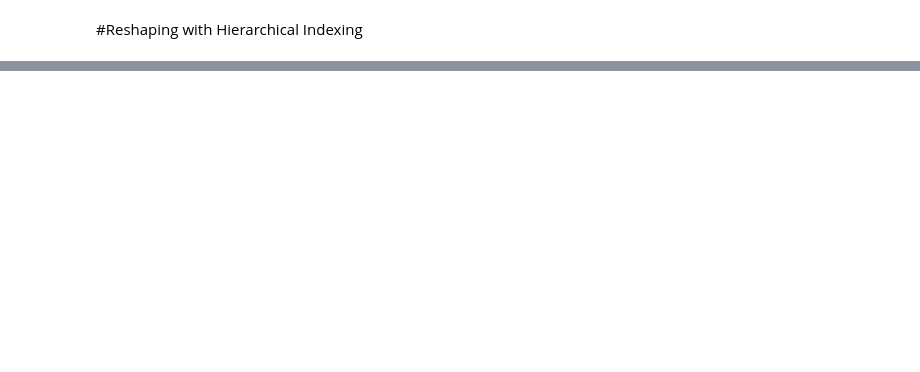
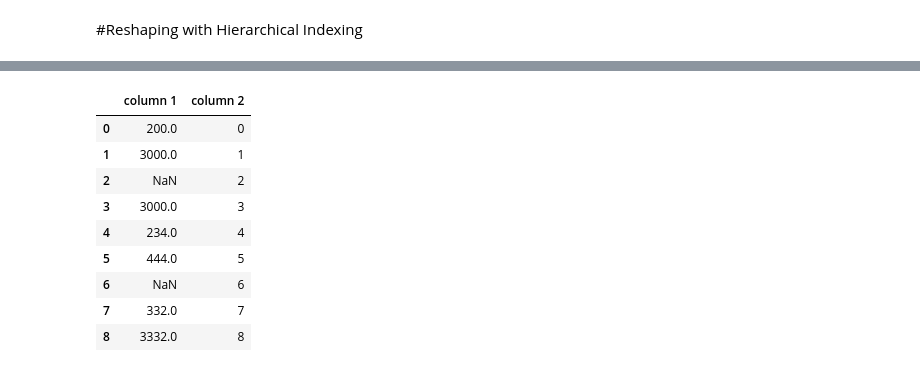
Before and after one commit to salemprakash/EDA, a Jupyter notebook: Chapter2.ipynb, the cells around one changed output, grey strips where cells are left out. Drawn from its saved outputs; the diff is of its cells as text; code cells hidden in the pictures; blank space fills up the shorter version.

```diff
--- a/Chapter2.ipynb
+++ b/Chapter2.ipynb
@@ -156,0 +199,14 @@ frame5
+# %%
+#Replace -786 as NaN
+replaceFrame.replace(to_replace =-786, value= np.nan)
+# %% [output]
+|  | column 1 | column 2 |
+| 0 | 200.0 | 0 |
+| 1 | 3000.0 | 1 |
+| 2 | NaN | 2 |
+| 3 | 3000.0 | 3 |
+| 4 | 234.0 | 4 |
+| 5 | 444.0 | 5 |
+| 6 | NaN | 6 |
+| 7 | 332.0 | 7 |
+| 8 | 3332.0 | 8 |
```
Also changed, not shown: parts of 17 cells of this notebook.
